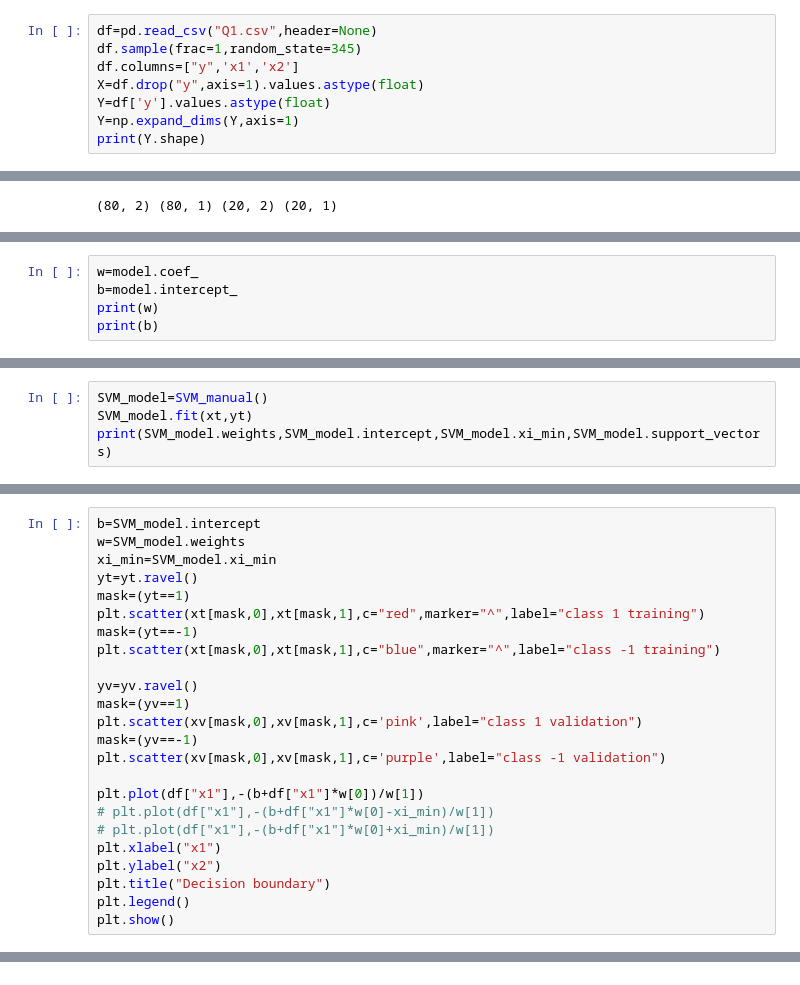
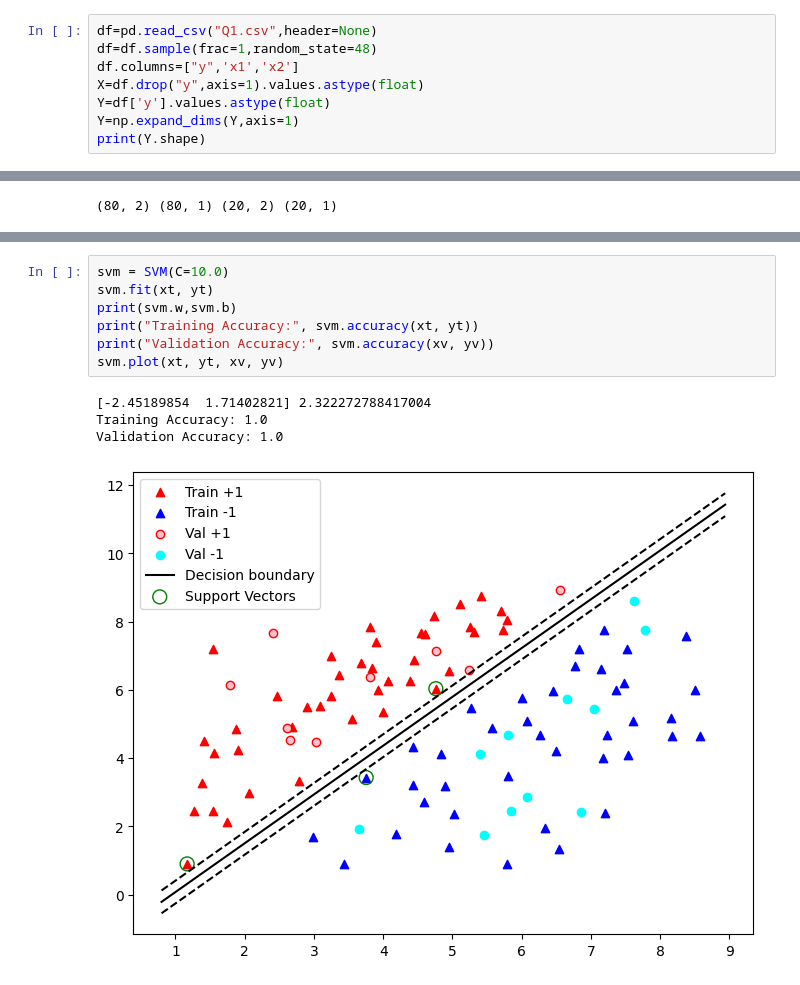
Before and after one commit to xPREMy/IML_LAB, a Jupyter notebook: LAB_5/Q1.ipynb, the cells around one changed output, grey strips where cells are left out. Saved outputs shown, nothing was run; the diff lists cells and outputs as text.

```diff
--- a/LAB_5/Q1.ipynb
+++ b/LAB_5/Q1.ipynb
@@ -5,6 +6,6 @@ import pandas as pd
 # %%
 df=pd.read_csv("Q1.csv",header=None)
-df.sample(frac=1,random_state=345)
+df=df.sample(frac=1,random_state=48)
 df.columns=["y",'x1','x2']
 X=df.drop("y",axis=1).values.astype(float)
 Y=df['y'].values.astype(float)
@@ -39,5 +29,0 @@ print(accuracy_score(yv,pred))
-# %%
-w=model.coef_
-b=model.intercept_
-print(w)
-print(b)
@@ -102,4 +29,0 @@ class SVM_manual:
-# %%
-SVM_model=SVM_manual()
-SVM_model.fit(xt,yt)
-print(SVM_model.weights,SVM_model.intercept,SVM_model.xi_min,SVM_model.support_vectors)
@@ -134,24 +29,0 @@ validation accuracy 1.0
-# %%
-b=SVM_model.intercept
-w=SVM_model.weights
-xi_min=SVM_model.xi_min
-yt=yt.ravel()
-mask=(yt==1)
-plt.scatter(xt[mask,0],xt[mask,1],c="red",marker="^",label="class 1 training")
-mask=(yt==-1)
-plt.scatter(xt[mask,0],xt[mask,1],c="blue",marker="^",label="class -1 training")
-
-yv=yv.ravel()
-mask=(yv==1)
-plt.scatter(xv[mask,0],xv[mask,1],c='pink',label="class 1 validation")
-mask=(yv==-1)
-plt.scatter(xv[mask,0],xv[mask,1],c='purple',label="class -1 validation")
-
-plt.plot(df["x1"],-(b+df["x1"]*w[0])/w[1])
-# plt.plot(df["x1"],-(b+df["x1"]*w[0]-xi_min)/w[1])
-# plt.plot(df["x1"],-(b+df["x1"]*w[0]+xi_min)/w[1])
-plt.xlabel("x1")
-plt.ylabel("x2")
-plt.title("Decision boundary")
-plt.legend()
-plt.show()
@@ -159,0 +91,12 @@ plt.show()
+# %%
+svm = SVM(C=10.0)
+svm.fit(xt, yt)
+print(svm.w,svm.b)
+print("Training Accuracy:", svm.accuracy(xt, yt))
+print("Validation Accuracy:", svm.accuracy(xv, yv))
+svm.plot(xt, yt, xv, yv)
+# %% [output]
+[-2.45189854  1.71402821] 2.322272788417004
+Training Accuracy: 1.0
+Validation Accuracy: 1.0
+[figure, added]
```
Also changed, not shown: parts of 9 cells of this notebook, 1 other file.
